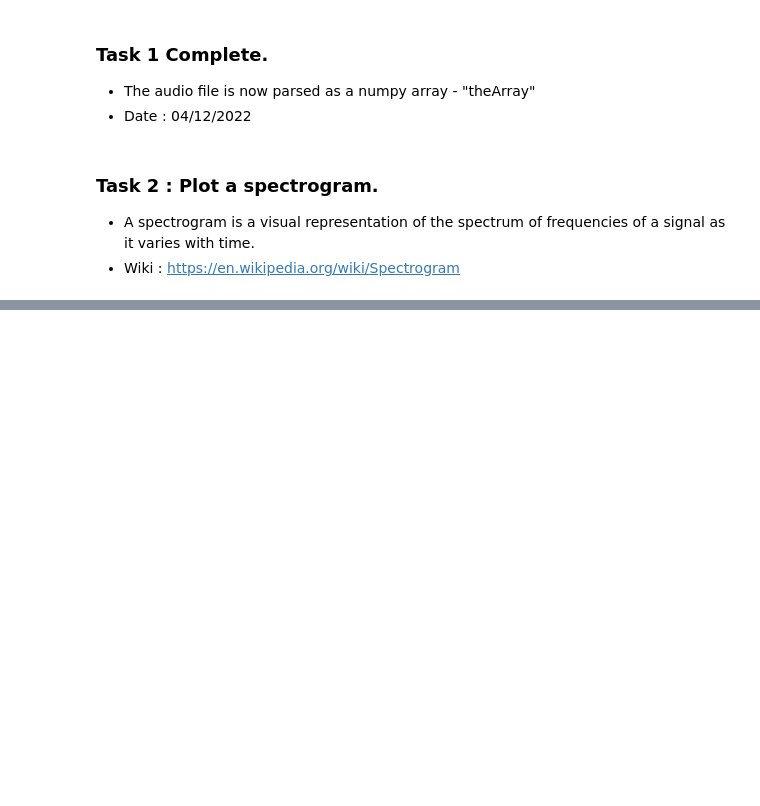
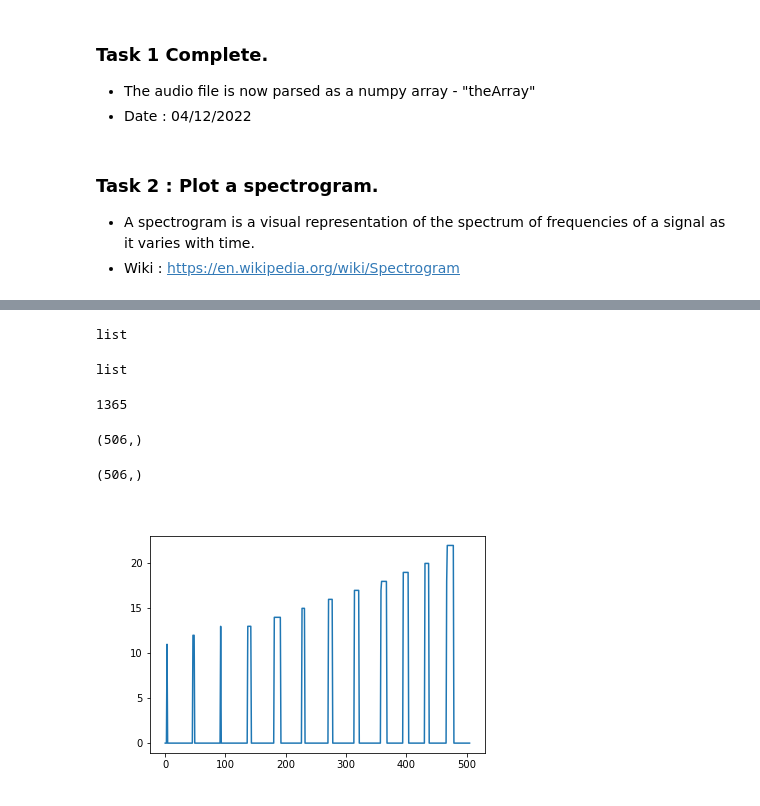
Before and after one commit to SudharshanBR/NewRecording2, a Jupyter notebook: InstrumentRecognition.ipynb, the cells around one changed output, grey strips where cells are left out. Cells and saved outputs as stored; diff of their text form; code cells hidden in the pictures; blank space fills up the shorter version.

```diff
--- a/InstrumentRecognition.ipynb
+++ b/InstrumentRecognition.ipynb
@@ -176,0 +142,31 @@ plotX(frequency)
+# %%
+type(frequency)
+# %% [output]
+list
+# %%
+type(outputName)
+# %% [output]
+list
+# %%
+
+frequency = np.array(frequency)
+outputName = np.array(outputName[:len(frequency)])
+anotherResult = np.dot(frequency,outputName)
+anotherResult
+# %% [output]
+1365
+# %%
+frequency.shape
+# %% [output]
+(506,)
+# %%
+outputName.shape
+# %% [output]
+(506,)
+# %%
+someName = []
+for index, eachItem in enumerate(frequency):
+    someName.append(eachItem * outputName[index])
+plotX(someName)
+# %% [output]
+[figure, added]
```
Also changed, not shown: parts of 26 cells of this notebook, 2 other files.
